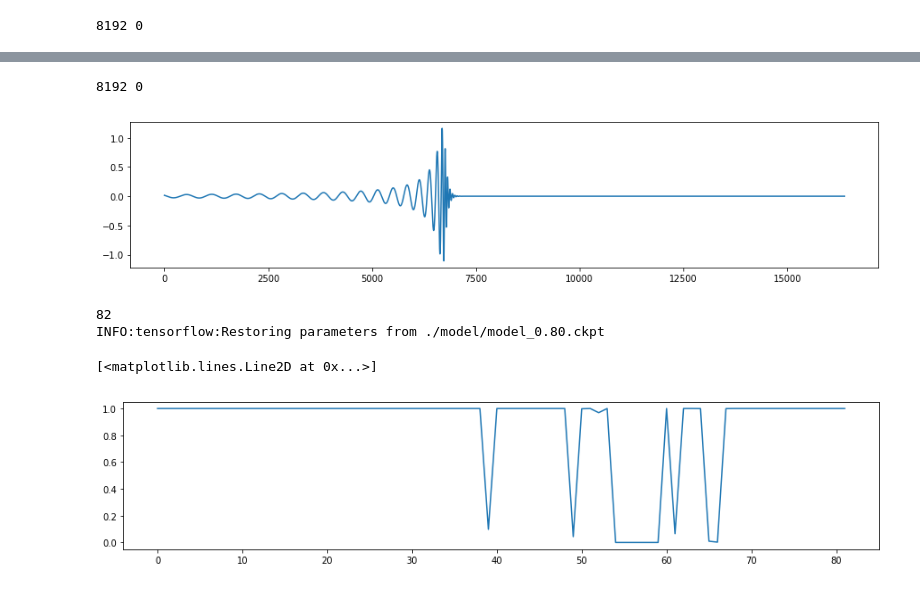
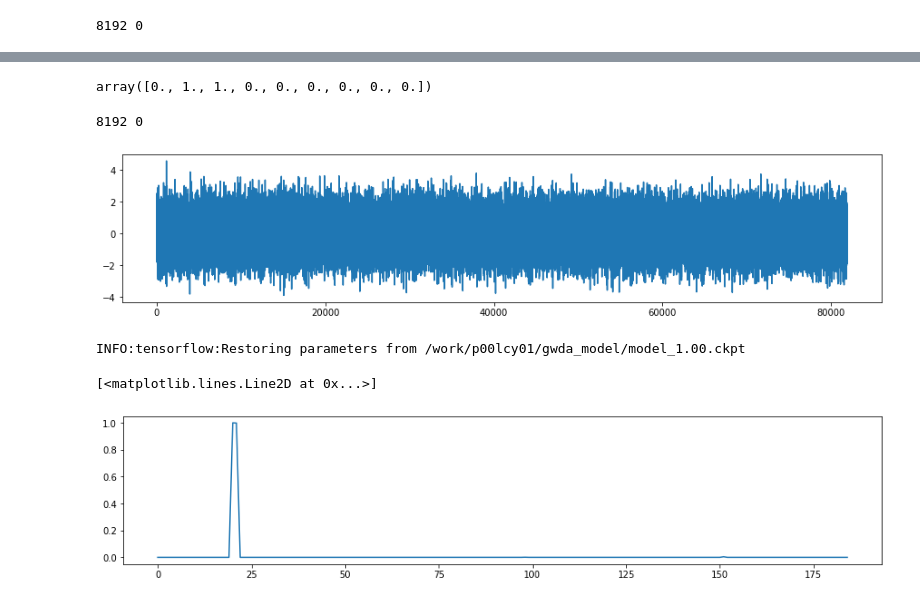
Before and after one commit to chunyulin/gwda, a Jupyter notebook: GWDA_detectNet.ipynb, the cells around one changed output, grey strips where cells are left out. Saved outputs shown, nothing was run; the diff lists cells and outputs as text; code cells hidden in the pictures.

Commit message:
Test for real data.

```diff
--- a/GWDA_detectNet.ipynb
+++ b/GWDA_detectNet.ipynb
@@ -233,7 +233,7 @@ def model_hi(x_, keep_prob, WIDTH):
 ###
 tf.reset_default_graph()
 DIM   = RATE
-LRATE = 5e-5   ##-4
+LRATE = 1e-5   ##-4
 keep_prob = tf.placeholder(tf.float32)   ##  for dropout, not used.
 lrate     = tf.placeholder(tf.float32)
 #bs        = tf.placeholder(tf.int64)     ##  use dynamics batch_size to account for train/test stage both
@@ -242,7 +242,7 @@ x = tf.placeholder(tf.float32, [None,DIM])
 y = tf.placeholder(tf.float32, [None,1])
 
 #logits = model(x, keep_prob, DIM)
-logits = model_hi(features, keep_prob, DIM)
+logits = model_hi(x, keep_prob, DIM)
 
 # Compute predictions
 #with tf.name_scope('eval'):
@@ -349,14 +373,14 @@ GWdata = GWInject(H5_FILE)
 ##
 
 #ROOT_FOLDER = './model'
-ROOT_FOLDER = '/tmp/tf_tmp'
+ROOT_FOLDER = '/work/p00lcy01/gwda_model'
 
 #TEST_LIST = [1.8, 1.7, 1.6, 1.5, 1.4, 1.3, 1.2, 1.1, 1.0, 0.9, 0.8, 0.7, 0.6, 0.5, 0.4, 0.3, 0.2, 0.1, 0.0]
 TRAIN_A =   [2.0,1.6,1.4, 1.2, 1.1, 1.0, 0.9, 0.8, 0.75, 0.7, 0.65, 0.6, 0.55, 0.54, 0.53, 0.52, 0.51, 0.5]
 #TEST_LIST = [1.5, 1.4, 1.3, 1.2,1.1,1.0,0.9,0.8,0.7]
 #TRAIN_A =   [1.4,1.2,1.0,0.8]
 
-TRAIN_A =   [1.8, 1.6, 1.4, 1.3, 1.2, 1.1, 1.0, 0.8]
+TRAIN_A =   [1.8, 1.6, 1.5, 1.4, 1.3, 1.2, 1.1, 1.0, 0.9, 0.8]
 
 
 with tf.Session() as sess:
@@ -476,12 +485,11 @@ Tensor("false_negatives_1/AssignAdd:0", shape=(11,), dtype=float32_ref)
 ###  Testing...
 ###
 BATCH = 4096
-ROOT_FOLDER = './model'
+ROOT_FOLDER = '/work/p00lcy01/gwda_model'
 
-TRAIN_A = [1.8]
-TRAIN_A =   [1.8, 1.2, 0.8]
-TEST_LIST = [1.9, 1.5, 1.4, 1.3, 1.2,1.1,1.0,0.9,0.8,0.7,0.5,0.3]
-
+#TEST_LIST = [1.4, 1.2, 1.0, 0.9, 0.8, 0.7, 0.6, 0.5, 0.4, 0.3, 0.2, 0.1, 0.0]
+TRAIN_A =   [1.8, 1.6, 1.5, 1.4, 1.3, 1.2, 1.1, 1.0, 0.9, 0.8]
+TEST_LIST = [1.5,1.4, 1.3, 1.2,1.1,1.0,0.9,0.8,0.7,0.6,0.5,0.4,0.3,0.2,0.1]
 
 with tf.Session() as sess:
 
@@ -493,6 +501,7 @@ with tf.Session() as sess:
     for m in TRAIN_A:
         #try:
         load_path = saver.restore(sess, "%s/model_%4.2f.ckpt" % (ROOT_FOLDER, m ) )
+        print("Model restored from %s" % load_path )
         #except:
         ##    continue
 
@@ -588,54 +601,59 @@ INFO:tensorflow:Restoring parameters from ./model/model_0.80.ckpt
+# %%
+a[1:10]
+# %% [output]
+array([0., 1., 1., 0., 0., 0., 0., 0., 0.])
 # %%
 ###
 ###  Testing fake data...
 ###
-ROOT_FOLDER = './model'
+ROOT_FOLDER = '/work/p00lcy01/gwda_model'
 
-TRAIN_A = [0.8]
+TRAIN_A = [1.0]
 
 def gen():
 
     tmp = GWInject(H5_FILE)
-    inj = tmp.f['train_hp'][10]
+    inj = tmp.f['train_hp'][100]
 
-    data = np.random.normal(0,0.0,RATE*2)
-    data[:RATE] += inj
+    data = np.random.normal(0,1,RATE*10)
+    data[RATE:2*RATE] += 0.8*inj
     return data
 
 data = gen()
 plt.figure(**wopt)
 plt.plot(data)
 plt.show()
 
-DS = 819.2
-DS = 100
-BATCH = 1 + int( (len(data)-RATE) / DS )   ## every ~200 ms
-xbatch = np.zeros([BATCH, RATE])
-for i in range(BATCH):
-    s = int(i*DS)
-    xbatch[i,:] = data[s:s+RATE]
-print(BATCH)
 
 with tf.Session() as sess:
 
     sess.run(tf.global_variables_initializer())
     saver = tf.train.Saver(max_to_keep=50)
 
     load_path = saver.restore(sess, "%s/model_%4.2f.ckpt" % (ROOT_FOLDER, TRAIN_A[-1] ) )
+    sess.run(tf.local_variables_initializer())
 
-    sess.run(tf.local_variables_initializer())
-    [prob] = sess.run([predict_prob], feed_dict={ x: xbatch })
-    #[prob, p] = sess.run([logits, predict_prob]    , feed_dict={ x: xbatch })
+    ## predict batch-by-batch
+    DS  = 400    ## every ~200 ms
+    dsn = 1 + int( (len(data)-RATE) / DS )    ## of prediction point
+    MB  = 256
+    prob = np.zeros(dsn)
+    for i in range(0, dsn, MB):   ###range(int(np.ceil(dsn/MB))):    # for each MB "mini-batch"
+
+        batch  = min(i+MB, dsn) - i                 ### take care the tail
+        xbatch = np.zeros([batch, RATE])
+        for b in range(batch):
+            s = int((b+i)*DS)
+            xbatch[b,:] = data[s:s+RATE]
+        [p_] = sess.run([predict_prob], feed_dict={ x: xbatch })
+        prob[i: i + batch] = p_.flatten()
+
 
 plt.figure(**wopt)
 plt.plot(prob.flatten())
-#plt.show()
-#plt.figure(**wopt)
-#plt.plot(p.flatten())
 # %% [output]
 8192 0
-[figure, old version]
+[figure, new version]
-82
-INFO:tensorflow:Restoring parameters from ./model/model_0.80.ckpt
+INFO:tensorflow:Restoring parameters from /work/p00lcy01/gwda_model/model_1.00.ckpt
 [<matplotlib.lines.Line2D at 0x...>]
-[figure, old version]
+[figure, new version]
```
Also changed, not shown: parts of 13 cells of this notebook.
